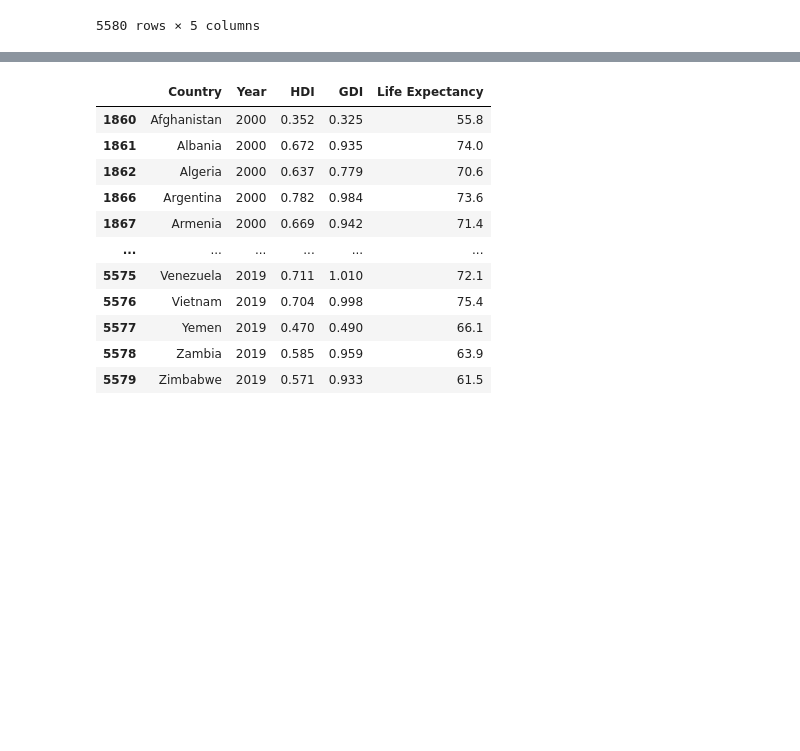
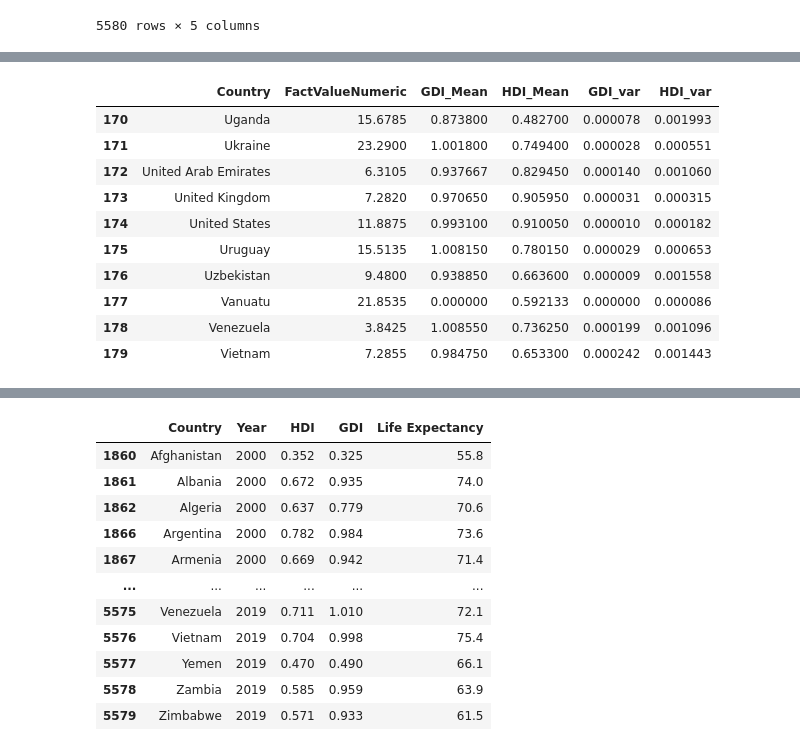
Before and after one commit to HowardKim/571-viz, a Jupyter notebook: data-eng.ipynb, the cells around one changed output, grey strips where cells are left out. Cells and saved outputs as stored; diff of their text form; code cells hidden in the pictures; blank space fills up the shorter version.

```diff
--- a/data-eng.ipynb
+++ b/data-eng.ipynb
@@ -188,0 +175,24 @@ bt_suicide_data.to_excel('All_data.xlsx')
+# %%
+all_values=all_values.drop(columns=['Dim1', 'Dim1ValueCode'])
+#Average and Standard deviation of values grouped by countries
+groups = all_values.groupby(['Country'], as_index = False)
+summ_vals = groups['FactValueNumeric'].mean()
+summ_vals['GDI_Mean'] = groups['GDI'].mean()['GDI']
+summ_vals['HDI_Mean'] = groups['HDI'].mean()['HDI']
+summ_vals['GDI_var'] = groups['GDI'].var()['GDI']
+summ_vals['HDI_var'] = groups['HDI'].var()['HDI']
+# summ_vals.columns = ['ParentLocation', 'Country', 'SuicideRate']
+summ_vals = summ_vals.fillna(0)
+summ_vals[170:180]
+# %% [output]
+|  | Country | FactValueNumeric | GDI_Mean | HDI_Mean | GDI_var | HDI_var |
+| 170 | Uganda | 15.6785 | 0.873800 | 0.482700 | 0.000078 | 0.001993 |
+| 171 | Ukraine | 23.2900 | 1.001800 | 0.749400 | 0.000028 | 0.000551 |
+| 172 | United Arab Emirates | 6.3105 | 0.937667 | 0.829450 | 0.000140 | 0.001060 |
+| 173 | United Kingdom | 7.2820 | 0.970650 | 0.905950 | 0.000031 | 0.000315 |
+| 174 | United States | 11.8875 | 0.993100 | 0.910050 | 0.000010 | 0.000182 |
+| 175 | Uruguay | 15.5135 | 1.008150 | 0.780150 | 0.000029 | 0.000653 |
+| 176 | Uzbekistan | 9.4800 | 0.938850 | 0.663600 | 0.000009 | 0.001558 |
+| 177 | Vanuatu | 21.8535 | 0.000000 | 0.592133 | 0.000000 | 0.000086 |
+| 178 | Venezuela | 3.8425 | 1.008550 | 0.736250 | 0.000199 | 0.001096 |
+| 179 | Vietnam | 7.2855 | 0.984750 | 0.653300 | 0.000242 | 0.001443 |
```
Also changed, not shown: parts of 13 cells of this notebook, 3 other files.
